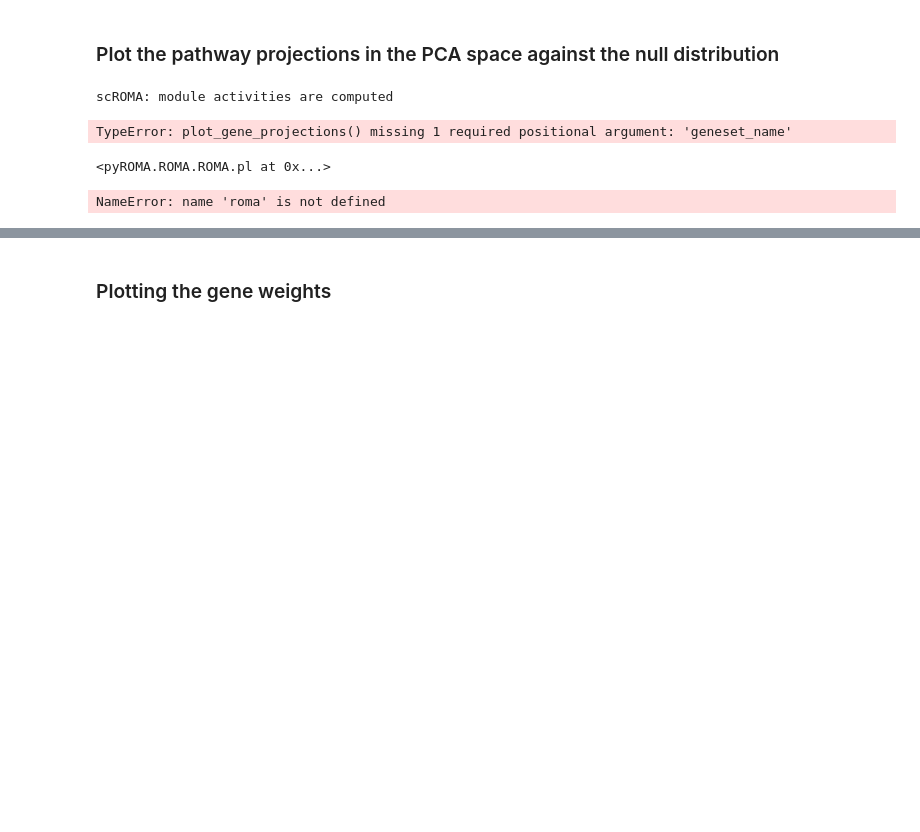
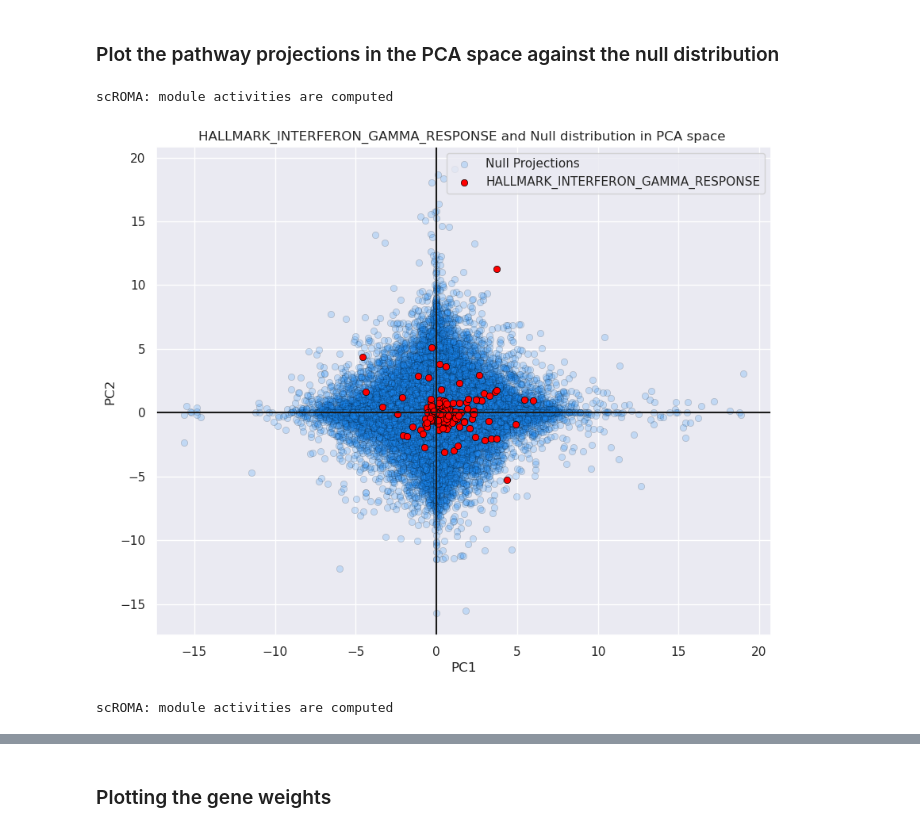
Before and after one commit to altyn-bulmers/pyroma, a Jupyter notebook: 47_test_the_plotting.ipynb, the cells around one changed output, grey strips where cells are left out. Saved outputs shown, nothing was run; the diff lists cells and outputs as text; code cells hidden in the pictures; blank space fills up the shorter version.

Commit message:
plotting functions added

```diff
--- a/47_test_the_plotting.ipynb
+++ b/47_test_the_plotting.ipynb
@@ -307,19 +308,14 @@ scROMA: module activities are computed
 # %%
 geneset_name = 'HALLMARK_INTERFERON_GAMMA_RESPONSE'
 
 
-
-roma.pl.plot_gene_projections(geneset_name)
+roma.pl.gene_projections(geneset_name)
 # %% [output]
-TypeError: plot_gene_projections() missing 1 required positional argument: 'geneset_name'
+[figure, added]
 # %%
-roma.pl()
+roma
 # %% [output]
-<pyROMA.ROMA.ROMA.pl at 0x...>
+scROMA: module activities are computed
-# %%
-roma.pl().plot_gene_projections(geneset_name)
-# %% [output]
-NameError: name 'roma' is not defined
 # %%
 roma.adata.uns['ROMA_active_modules']
 # %% [output]
```
Also changed, not shown: parts of 14 cells of this notebook, 4 other files.
